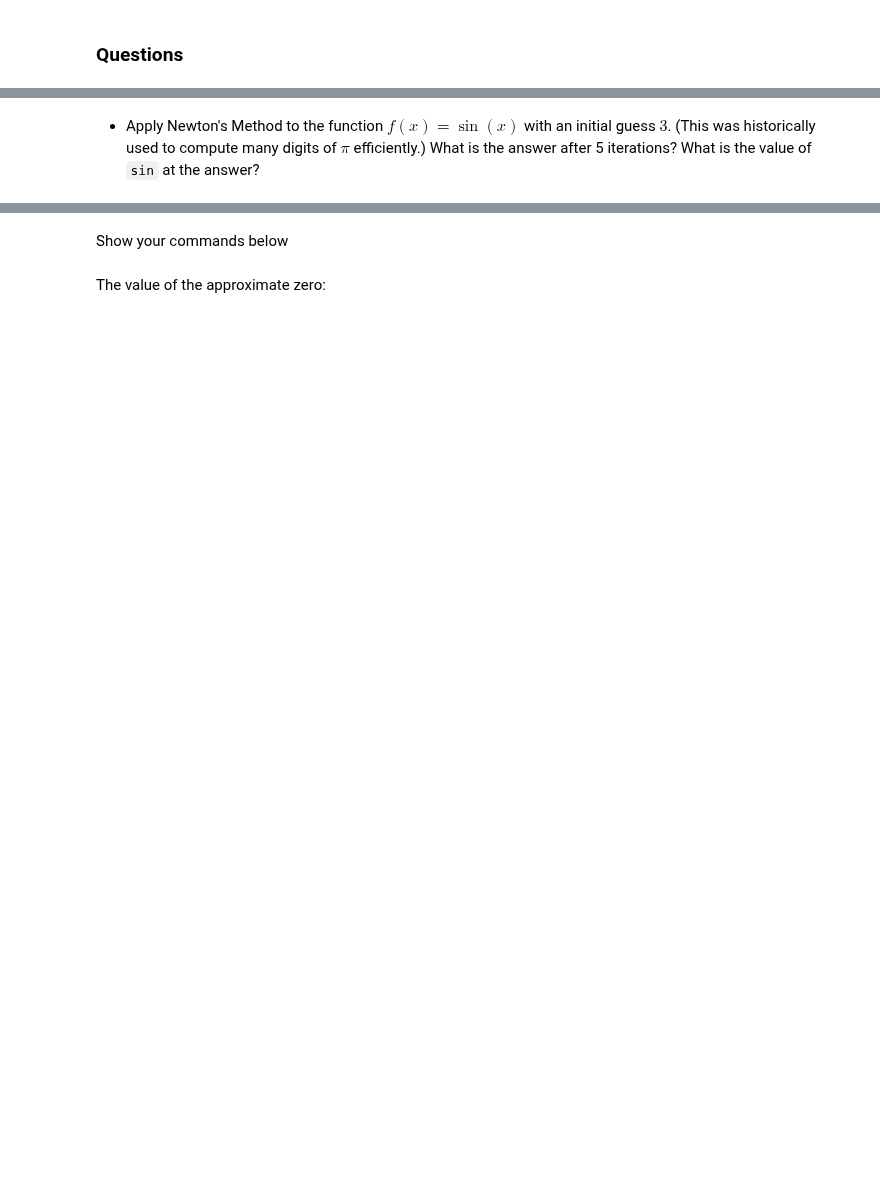
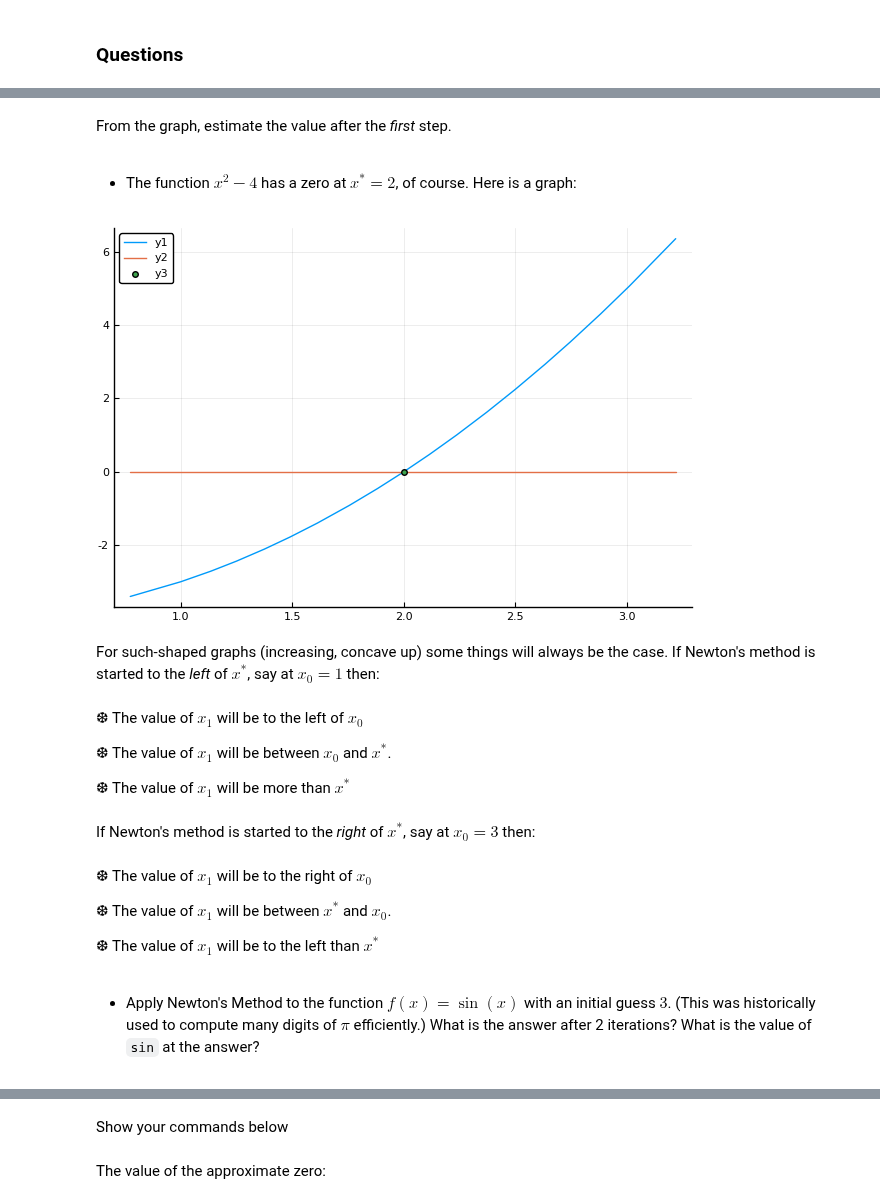
Before and after one commit to mth229/mth229.github.io, a Jupyter notebook: 229-projects/newton.ipynb, the cells around one changed output, grey strips where cells are left out. Saved outputs shown, nothing was run; the diff lists cells and outputs as text; code cells hidden in the pictures; blank space fills up the shorter version.

```diff
--- a/229-projects/newton.ipynb
+++ b/229-projects/newton.ipynb
@@ -148,5 +124,37 @@ x, f(x)
+# %% [markdown]
+<p>From the graph, estimate the value after the <em>first</em> step.</p>
+# %% [markdown]
+<ul>
+<li><p>The function $x^2 - 4$ has a zero at $x^*=2$, of course. Here is a graph:</p>
+</li>
+</ul>
+# %%
+plot(x -> x^2 - 4, .75, 3.25)
+plot!(zero, .75, 3.25)
+scatter!([2], [0])
+# %% [output]
+[figure, added]
+# %% [markdown]
+<p>For such-shaped graphs (increasing, concave up) some things will always be the case. If Newton's method is started to the <em>left</em> of $x^*$, say at $x_0=1$ then:</p>
+# %% [markdown]
+
+&#10054; The value of $x_1$ will be to the left of $x_0$
+
+&#10054; The value of $x_1$ will be between $x_0$ and $x^*$.
+
+&#10054; The value of $x_1$ will be more than $x^*$
+# %% [markdown]
+<p>If Newton's method is started to the <em>right</em> of $x^*$, say at $x_0=3$ then:</p>
+# %% [markdown]
+
+&#10054; The value of $x_1$ will be to the right of $x_0$
+
+&#10054; The value of $x_1$ will be between $x^*$ and $x_0$.
+
+&#10054; The value of $x_1$ will be to the left than $x^*$
 # %% [markdown]
 <ul>
-<li>Apply Newton's Method to the function $f(x) = \sin(x)$ with an   initial guess $3$. (This was historically used to compute many   digits of $\pi$ efficiently.) What is the answer after 5 iterations?   What is the value of <code>sin</code> at the answer?</li>
+<li><p>Apply Newton's Method to the function $f(x) = \sin(x)$ with an initial guess $3$. (This was historically used to compute many digits of $\pi$ efficiently.) What is the answer after 2 iterations? What is the value of <code>sin</code> at the answer?</p>
+</li>
 </ul>
 # %% [markdown]
```
Also changed, not shown: parts of 134 cells of this notebook, 11 other files.
